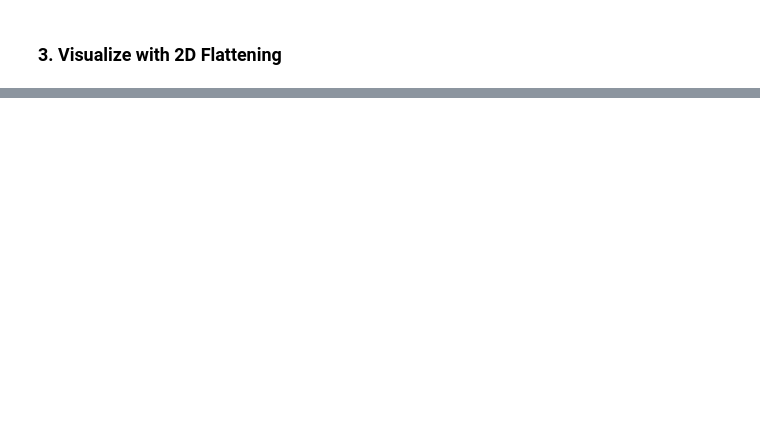
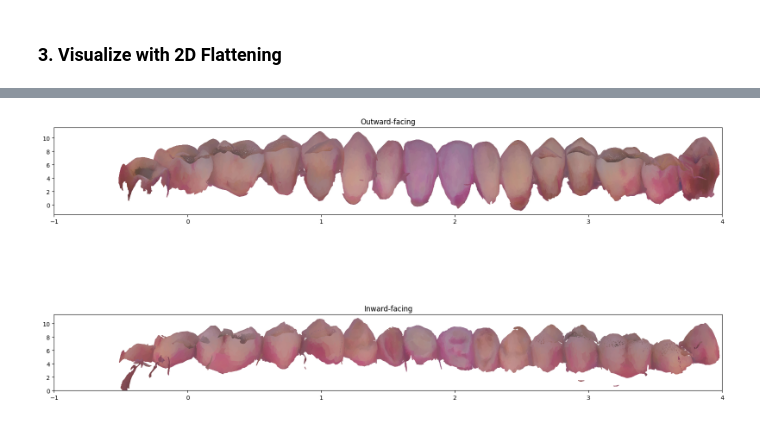
Before and after one commit to SunnyRT/dental_plaque_segmentation, a Jupyter notebook: uvmap_cyl_o3d.ipynb, the cells around one changed output, grey strips where cells are left out. Cells and saved outputs as stored; diff of their text form; code cells hidden in the pictures; blank space fills up the shorter version.

Commit message:
Colored with face textures!!:D

```diff
--- a/uvmap_cyl_o3d.ipynb
+++ b/uvmap_cyl_o3d.ipynb
@@ -38,7 +40,7 @@ def remove_redundant_vertices(mesh):
     return cleaned_mesh
 # %%
 # Load the mesh
-mesh = o3d.io.read_triangle_mesh(r'D:\sunny\Codes\DPS\data_teethseg\origin\000101_origin.ply')
+mesh = o3d.io.read_triangle_mesh(r'D:\sunny\Codes\DPS\data_teethseg\origin\001002_origin.ply')
 # print(np.array(mesh.vertices).shape)
 # print(np.array(mesh.triangles).shape)
 
@@ -188,18 +216,16 @@ o3d.visualization.draw_geometries([intraoral_mesh, projected_outward_mesh, proje
 ### 3. Visualize with 2D Flattening
 # %%
 # Flatten the projected vertices into 2D planes
-def flatten_to_2d(vertices, radius):
+def flatten_to_2d(vertices):
     flattened_vertices = []
     for i in range(vertices.shape[0]):
         x, y, z = vertices[i]
         theta = np.arctan2(z, x)
-        flattened_vertices.append([theta * radius, y])
+        if theta < -np.pi/2:
+            theta += 2 * np.pi
+        flattened_vertices.append([theta, y])
     return np.array(flattened_vertices)
 
-# # Preserve the connectivity and assign colors based on the minimal RGB values among vertices of each face
-# def create_flat_mesh(flattened_vertices, faces, colors):
-#     flat_vertices = flattened_vertices[:, :2]  # Only keep the x and y coordinates
-#     face_colors = np.zeros((len(faces), 3))
-#     for i, face in enumerate(faces):
-#         face_colors[i] = np.min(colors[face], axis=0)
-#     return flat_vertices, faces, face_colors
+# Flatten the projected vertices into 2D planes
+uv_outward = flatten_to_2d(projected_outward_vertices)
+uv_inward = flatten_to_2d(projected_inward_vertices)
@@ -270,0 +234,80 @@ ValueError: Collections can only map rank 1 arrays
+# %%
+# Function to get the minimum color for each triangle
+def get_min_triangle_colors(triangles, colors):
+    triangle_colors = []
+    for tri in triangles:
+        # Extract the colors of the vertices
+        color1, color2, color3 = colors[tri[0]], colors[tri[1]], colors[tri[2]]
+        # Get the minimum color value (element-wise)
+        min_color = np.minimum(np.minimum(color1, color2), color3)
+        triangle_colors.append(min_color)
+    return np.array(triangle_colors)
+
+# Function to get the minimum color for each edge
+def get_min_edge_colors(triangles, colors):
+    edge_colors = []
+    edges = []
+    for tri in triangles:
+        # Extract the colors of the vertices
+        color1, color2, color3 = colors[tri[0]], colors[tri[1]], colors[tri[2]]
+        # Define edges as pairs of vertices
+        edges.extend([(tri[0], tri[1]), (tri[1], tri[2]), (tri[2], tri[0])])
+        # Get the minimum color value (element-wise) for each edge
+        edge_colors.append(np.minimum(color1, color2))
+        edge_colors.append(np.minimum(color2, color3))
+        edge_colors.append(np.minimum(color3, color1))
+    return edges, np.array(edge_colors)
+
+"""##################################################### Extract face colors ########################################################"""
+# Get the minimum colors for each triangle
+outward_triangle_colors = get_min_triangle_colors(outward_facing_faces, outward_facing_colors)
+inward_triangle_colors = get_min_triangle_colors(inward_facing_faces, inward_facing_colors)
+
+# Convert triangle vertices to a list of polygons
+outward_polygons = [[uv_outward[v[0]], uv_outward[v[1]], uv_outward[v[2]]] for v in outward_facing_faces]
+inward_polygons = [[uv_inward[v[0]], uv_inward[v[1]], uv_inward[v[2]]] for v in inward_facing_faces]
+
+# Create PolyCollections
+outward_collection = mcoll.PolyCollection(outward_polygons, facecolors=outward_triangle_colors, edgecolors='none', linewidths=0)
+inward_collection = mcoll.PolyCollection(inward_polygons, facecolors=inward_triangle_colors, edgecolors='none', linewidths=0)
+
+"""##################################################### Extract edge colors ########################################################"""
+# Get the edge colors and edges
+outward_edges, outward_edge_colors = get_min_edge_colors(outward_facing_faces, outward_facing_colors)
+inward_edges, inward_edge_colors = get_min_edge_colors(inward_facing_faces, inward_facing_colors)
+
+# Create line segments for the edges
+outward_segments = [[uv_outward[v1], uv_outward[v2]] for v1, v2 in outward_edges]
+inward_segments = [[uv_inward[v1], uv_inward[v2]] for v1, v2 in inward_edges]
+
+# Create LineCollections
+outward_lines = LineCollection(outward_segments, colors=outward_edge_colors, linewidths=1)
+inward_lines = LineCollection(inward_segments, colors=inward_edge_colors, linewidths=1)
+
+
+"""########################################## Plot the triangulated mesh with colored faces and edges ###########################################"""
+# Plot the triangulated mesh with colored faces
+fig, ax = plt.subplots(2, 1, figsize=(20, 10))
+
+# Plot outward-facing vertices
+ax[0].add_collection(outward_collection)
+ax[0].add_collection(outward_lines)
+ax[0].autoscale_view()
+ax[0].set_aspect('equal', adjustable='box')
+ax[0].set_xlim([-1, 4])
+ax[0].set_title('Outward-facing')
+ax[0].set_aspect(aspect=0.05)
+
+# Plot inward-facing vertices
+ax[1].add_collection(inward_collection)
+ax[1].add_collection(inward_lines)
+ax[1].autoscale_view()
+ax[1].set_aspect('equal', adjustable='box')
+ax[1].set_xlim([-1, 4])
+ax[1].set_ylim([0, None])
+ax[1].set_title('Inward-facing')
+ax[1].set_aspect(aspect=0.05)
+
+plt.show()
+# %% [output]
+[figure, added]
```
Also changed, not shown: parts of 14 cells of this notebook.
